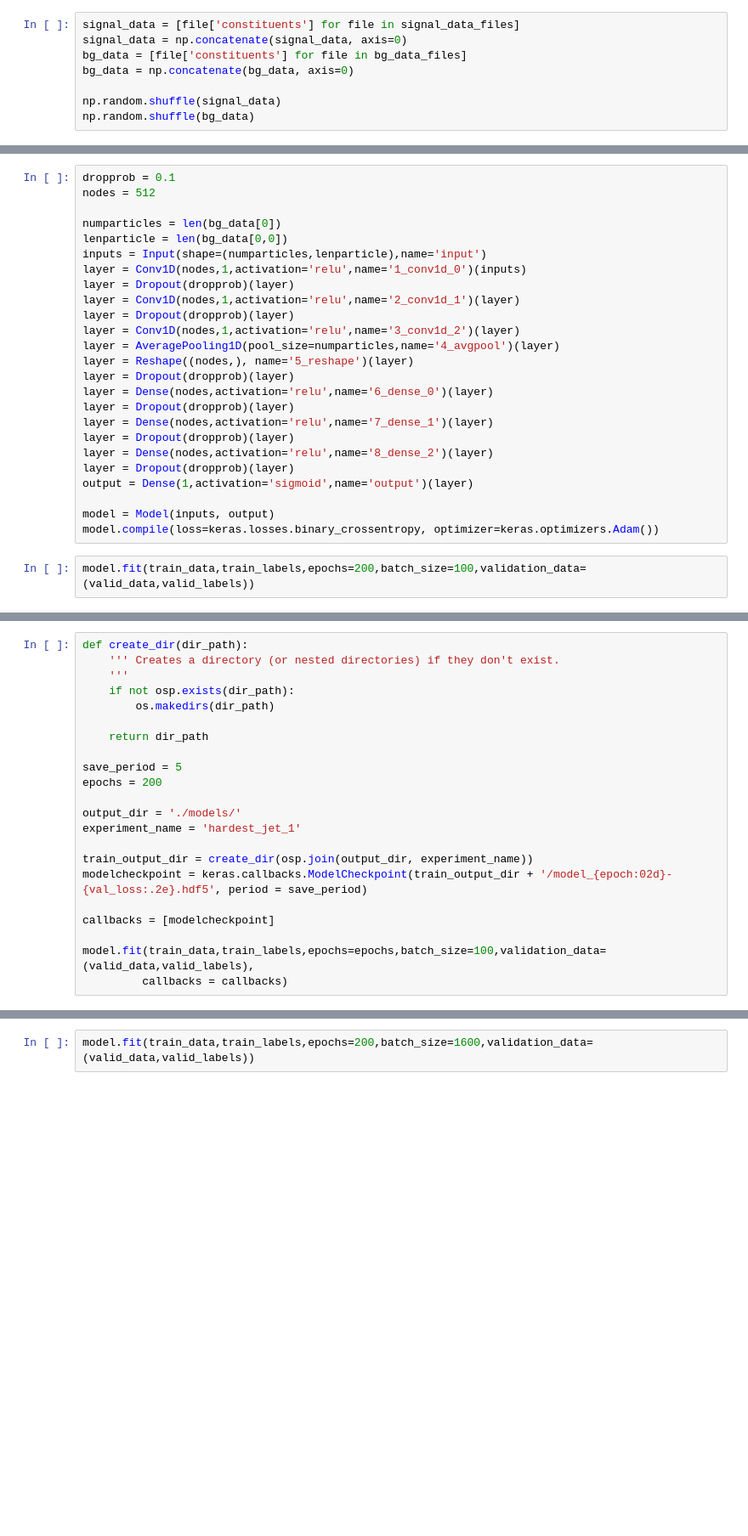
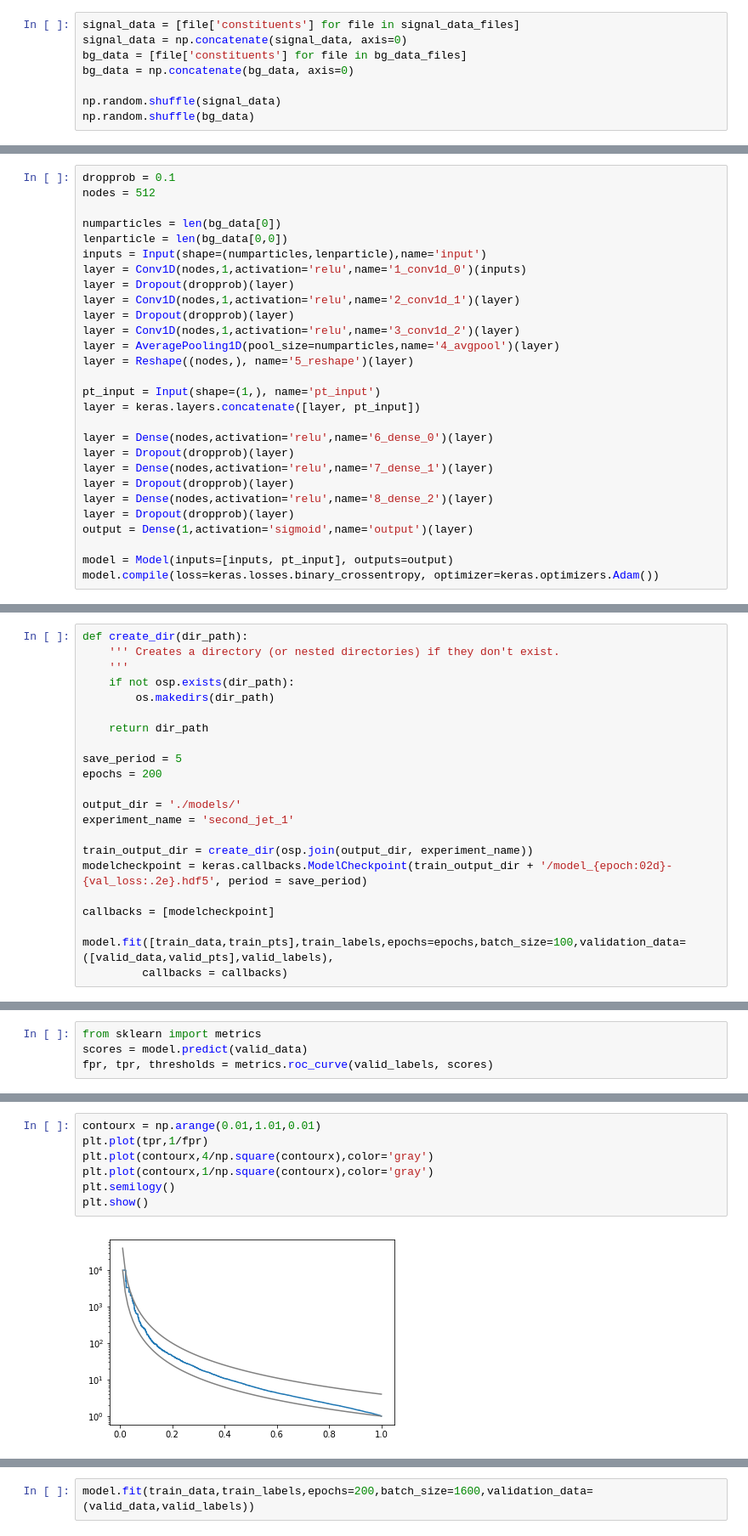
Before and after one commit to jackhcollins/monosquark, a Jupyter notebook: code/Train tagger.ipynb, the cells around one changed output, grey strips where cells are left out. Shown: that part at 85% size. Saved outputs shown, nothing was run; the diff lists cells and outputs as text; blank space fills up the shorter version.

Commit message:
updated train tagger

```diff
--- a/code/Train tagger.ipynb
+++ b/code/Train tagger.ipynb
@@ -76,7 +143,10 @@ layer = Dropout(dropprob)(layer)
 layer = Conv1D(nodes,1,activation='relu',name='3_conv1d_2')(layer)
 layer = AveragePooling1D(pool_size=numparticles,name='4_avgpool')(layer)
 layer = Reshape((nodes,), name='5_reshape')(layer)
-layer = Dropout(dropprob)(layer)
+
+pt_input = Input(shape=(1,), name='pt_input')
+layer = keras.layers.concatenate([layer, pt_input])
+
 layer = Dense(nodes,activation='relu',name='6_dense_0')(layer)
 layer = Dropout(dropprob)(layer)
 layer = Dense(nodes,activation='relu',name='7_dense_1')(layer)
@@ -85,7 +155,5 @@ layer = Dense(nodes,activation='relu',name='8_dense_2')(layer)
 layer = Dropout(dropprob)(layer)
 output = Dense(1,activation='sigmoid',name='output')(layer)
 
-model = Model(inputs, output)
+model = Model(inputs=[inputs, pt_input], outputs=output)
 model.compile(loss=keras.losses.binary_crossentropy, optimizer=keras.optimizers.Adam())
-# %%
-model.fit(train_data,train_labels,epochs=200,batch_size=100,validation_data=(valid_data,valid_labels))
@@ -121,13 +170,13 @@ save_period = 5
 epochs = 200
 
 output_dir = './models/'
-experiment_name = 'hardest_jet_1'
+experiment_name = 'second_jet_1'
 
 train_output_dir = create_dir(osp.join(output_dir, experiment_name))
 modelcheckpoint = keras.callbacks.ModelCheckpoint(train_output_dir + '/model_{epoch:02d}-{val_loss:.2e}.hdf5', period = save_period)
 
 callbacks = [modelcheckpoint]
 
-model.fit(train_data,train_labels,epochs=epochs,batch_size=100,validation_data=(valid_data,valid_labels),
+model.fit([train_data,train_pts],train_labels,epochs=epochs,batch_size=100,validation_data=([valid_data,valid_pts],valid_labels),
          callbacks = callbacks)
 # %% [output]
@@ -176,0 +186,4 @@ Epoch 70/200
+# %%
+from sklearn import metrics
+scores = model.predict(valid_data)
+fpr, tpr, thresholds = metrics.roc_curve(valid_labels, scores)
@@ -176,0 +196,9 @@ Epoch 70/200
+# %%
+contourx = np.arange(0.01,1.01,0.01)
+plt.plot(tpr,1/fpr)
+plt.plot(contourx,4/np.square(contourx),color='gray')
+plt.plot(contourx,1/np.square(contourx),color='gray')
+plt.semilogy()
+plt.show()
+# %% [output]
+[figure, added]
```
Also changed, not shown: parts of 14 cells of this notebook.
